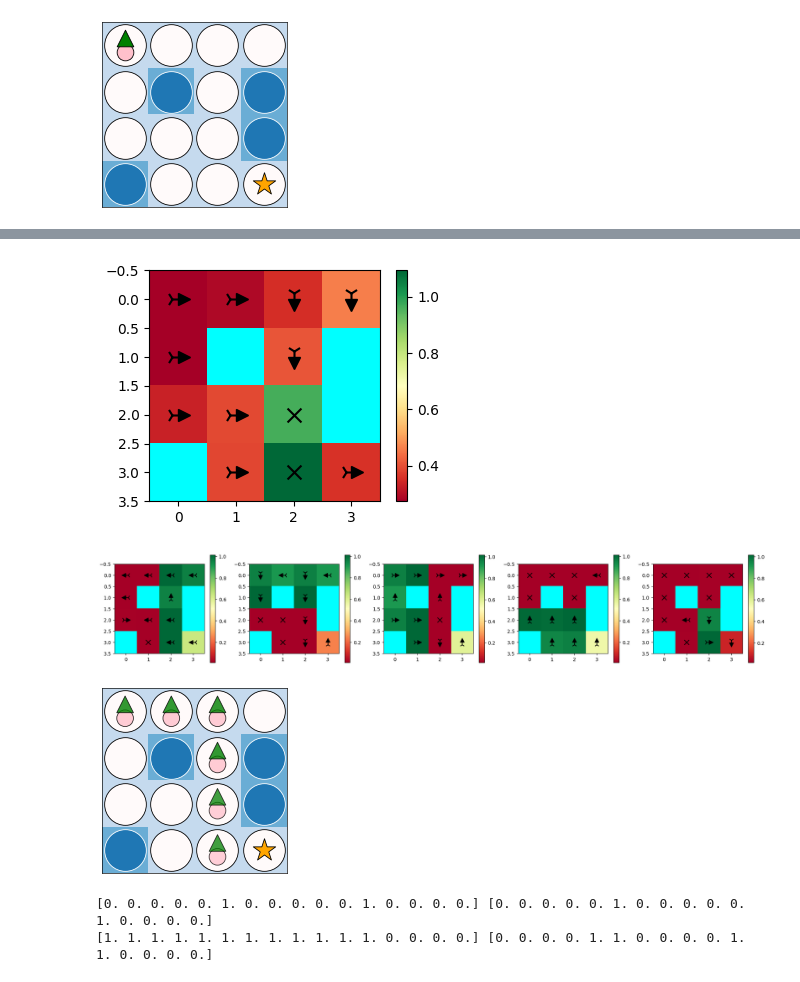
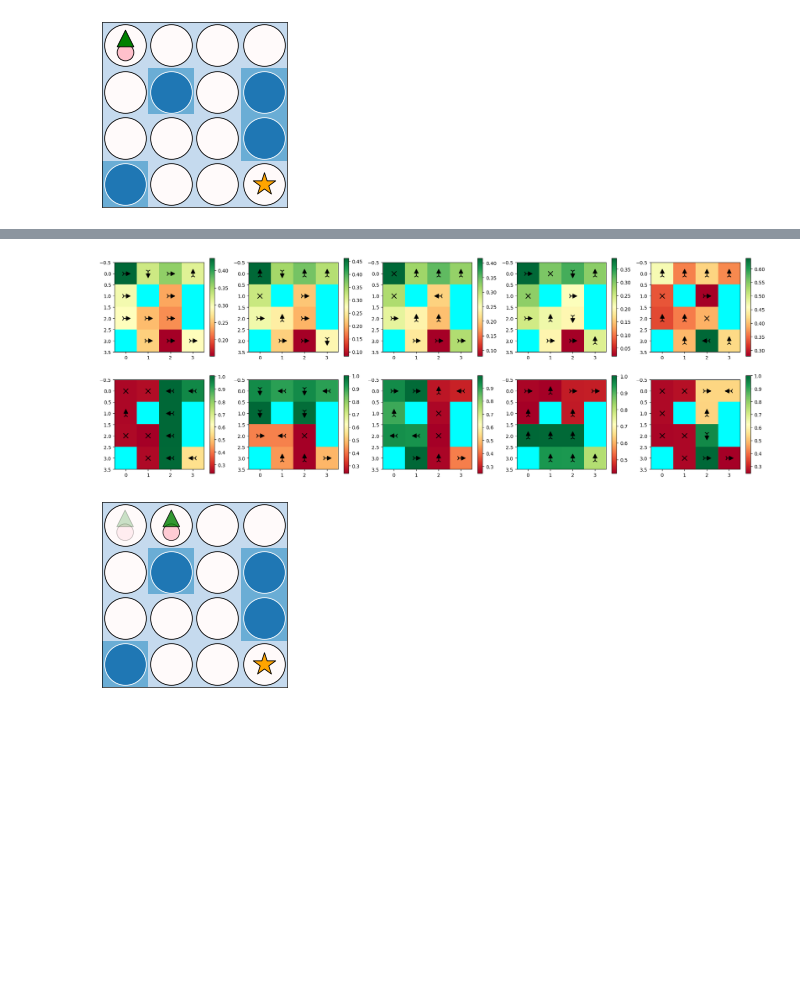
Before and after one commit to davidesartor/MANGO-lite, a Jupyter notebook: jax/test mango.ipynb, the cells around one changed output, grey strips where cells are left out. Drawn from its saved outputs; the diff is of its cells as text; code cells hidden in the pictures; blank space fills up the shorter version.

```diff
--- a/jax/test mango.ipynb
+++ b/jax/test mango.ipynb
@@ -44,7 +44,7 @@ map_scale = int(jnp.log2(map_size))
 
 # hyperparams
 # lr fixed to 1e-3
-max_interactions = 64 * 1000
+max_interactions = 64 * 500
 rollout_length = 64  # * (map_size ** 2 --- map_size ** 3)
 n_rollouts = max_interactions // rollout_length
 train_iter = 8  # *
@@ -87,3 +82,7 @@ replay_memory = replay.CircularBuffer.create(transitions)
+# %%
+epsilons = jnp.ones((map_scale,))
+transitions = eps_greedy_rollout(env, dql_state, rng, epsilons, 2)
+replay_memory = replay.CircularBuffer.create(transitions)
 # %%
 from typing import NamedTuple
 
@@ -176,3 +155,7 @@ replay_memory = replay.CircularBuffer.create(transitions)
+# %%
+epsilons = jnp.ones((map_scale,)).at[-1].set(0.1)
+transitions = eps_greedy_rollout(env, dql_state, rng, epsilons, 2)
+replay_memory = replay.CircularBuffer.create(transitions)
 # %%
 pbar = tqdm(total=n_rollouts)
 (mango_dql_state, replay_memory), results = jax.lax.scan(
@@ -182,31 +165,27 @@ pbar = tqdm(total=n_rollouts)
 )
 pbar.close()
 # %%
-plotting.plot_qvals(env, mango_dql_state.outer.qval_apply_fn, mango_dql_state.outer.params_qnet)
+plt.figure(figsize=((n_actions+1) * map_size, n_layers*map_size))
+for i in range(n_layers):
+    # if i==0:
+    #     plt.subplot(n_layers, n_actions, 1)
+    #     apply = lambda params, obs: dql_state.qval_apply_fn(
+    #         params, jnp.repeat(obs[jnp.newaxis], n_layers, axis=0)
+    #     )[i, -1]
+    #     plotting.plot_qvals(env, apply, dql_state.params_qnet, hold=True)
+    #     continue
+    for j in range(5):
+        plt.subplot(n_layers, n_actions, i * n_actions + j + 1)
+        apply = lambda params, obs: dql_state.qval_apply_fn(
+            params, jnp.repeat(obs[jnp.newaxis], n_layers, axis=0)
+        )[i, j]
+        plotting.plot_qvals(env, apply, dql_state.params_qnet, hold=True)
 plt.show()
-for state in mango_dql_state.inner:
-    plt.figure(figsize=(6*map_size, map_size))
-    for i in range(5):
-        plt.subplot(1, 5, i + 1)
-        apply = lambda params, obs: state.qval_apply_fn(params, obs)[i]
-        plotting.plot_qvals(env, apply, state.params_qnet, hold=True)
-    plt.show()
 
-transitions, betas = eps_greedy_rollout(env, mango_dql_state, rng, jnp.zeros_like(epsilons), rollout_length)
-plotting.render(env, transitions[-1].env_state)
+transitions = eps_greedy_rollout(
+    env, dql_state, rng, jnp.zeros_like(epsilons), rollout_length
+)
+plotting.render(env, transitions.env_state)
 # %% [output]
-[figure, old version]
+[figure, new version]
-[figure, old version]
+[figure, new version]
-[figure, removed]
-# %%
-transitions, betas = eps_greedy_rollout(env, mango_dql_state, rng, jnp.zeros_like(epsilons), 16)
-rewards_inner = jax.vmap(mango_dql_state.reward_fn, out_axes=1)(transitions[-1])
-transitions = [transitions[0]] + [
-    t.replace(reward=r) for t, r in zip(transitions[1:], rewards_inner)
-]
-print(transitions[0].done.astype(float), transitions[0].reward)
-transitions = [aggregate(t, b) for t, b in zip(transitions[:-1], betas.T)] + [transitions[-1]]
-print(transitions[0].done.astype(float), transitions[0].reward)
-# %% [output]
-[0. 0. 0. 0. 0. 1. 0. 0. 0. 0. 0. 1. 0. 0. 0. 0.] [0. 0. 0. 0. 0. 1. 0. 0. 0. 0. 0. 1. 0. 0. 0. 0.]
-[1. 1. 1. 1. 1. 1. 1. 1. 1. 1. 1. 1. 0. 0. 0. 0.] [0. 0. 0. 0. 1. 1. 0. 0. 0. 0. 1. 1. 0. 0. 0. 0.]
```
Also changed, not shown: parts of 7 cells of this notebook, 3 other files.
